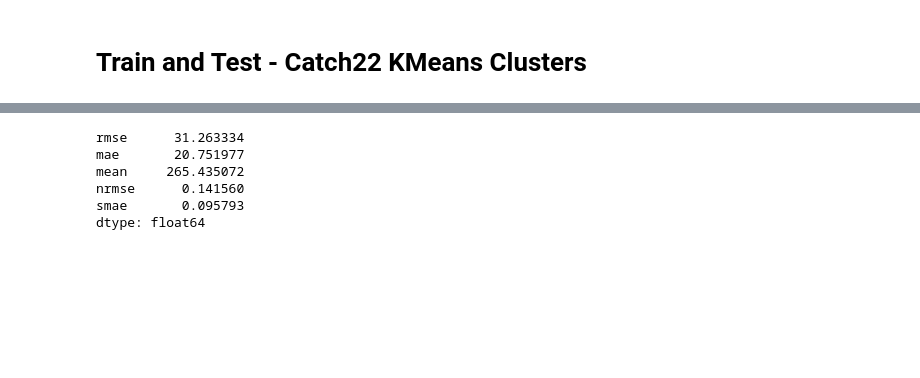
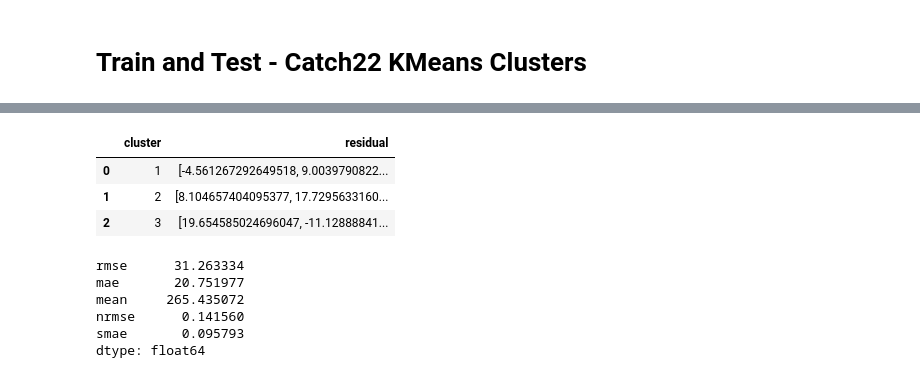
Before and after one commit to lojzimjm/dissertation, a Jupyter notebook: 9.1 LightGBM Global Default.ipynb, the cells around one changed output, grey strips where cells are left out. Saved outputs shown, nothing was run; the diff lists cells and outputs as text; code cells hidden in the pictures; blank space fills up the shorter version.

```diff
--- a/9.1 LightGBM Global Default.ipynb
+++ b/9.1 LightGBM Global Default.ipynb
@@ -1002,3 +1104,13 @@ with tqdm_joblib(tqdm(desc="Catch22 LGBM Residuals",
                                                                                    train_val_df_full_catch22_clust,
                                                                                    lag_n
                                                                                   ) for i in range(1, len(catch22_clust.cluster.unique())+1))
+# %%
+catch22_res_df = pd.DataFrame({'cluster': list({(i+1): catch22_clust_residuals[i] for i in range(len(catch22_clust_residuals))}.keys()),
+'residual': list({(i+1): catch22_clust_residuals[i] for i in range(len(catch22_clust_residuals))}.values())})
+
+catch22_res_df.head()
+# %% [output]
+|  | cluster | residual |
+| 0 | 1 | [-4.561267292649518, 9.0039790822... |
+| 1 | 2 | [8.104657404095377, 17.7295633160... |
+| 2 | 3 | [19.654585024696047, -11.12888841... |
```
Also changed, not shown: parts of 54 cells of this notebook, 13 other files.
